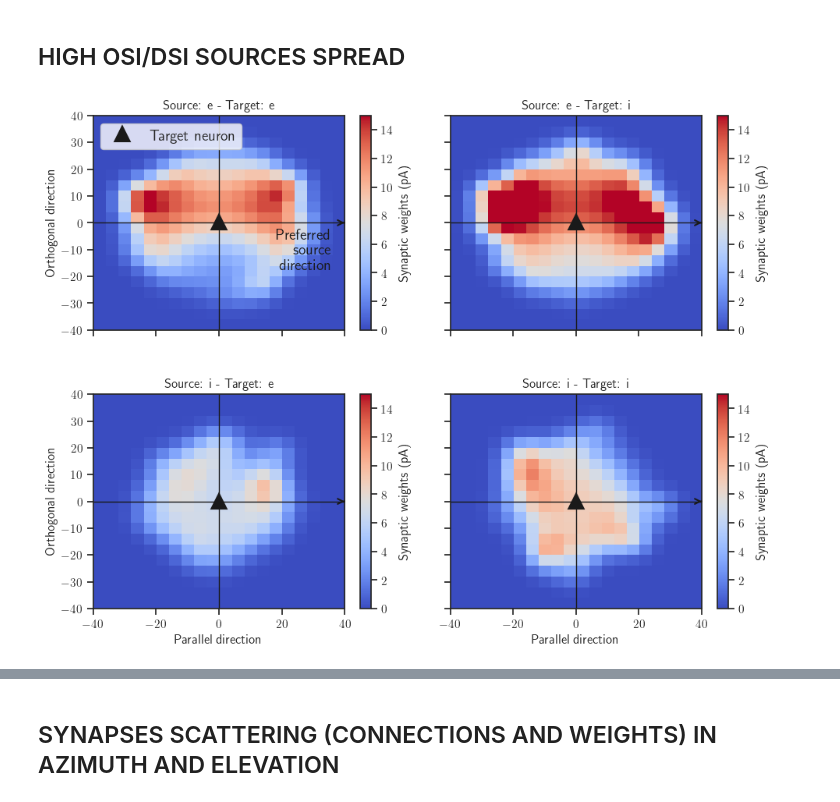
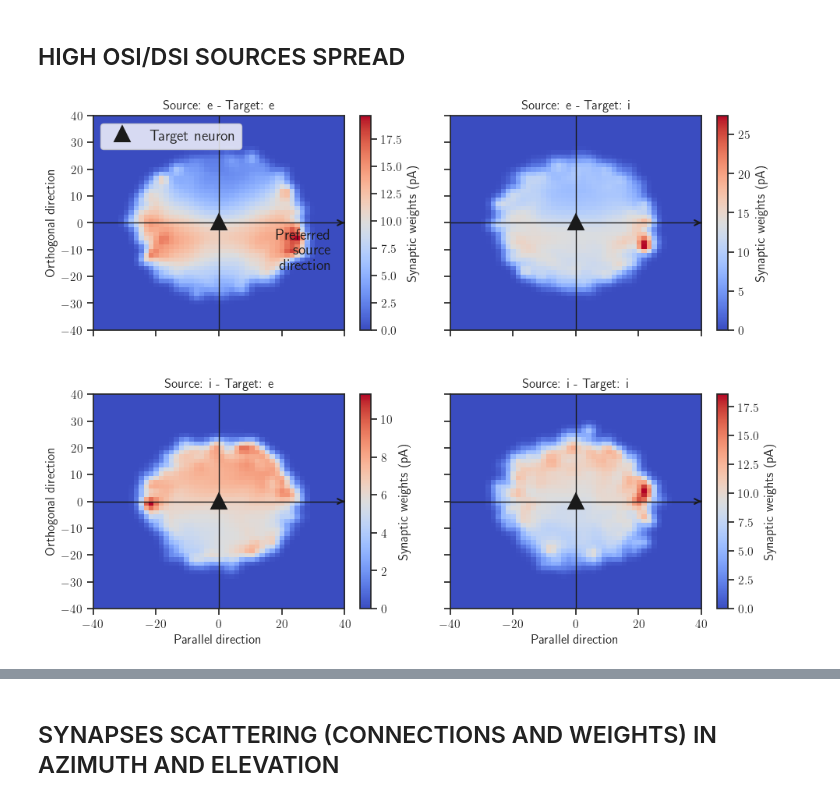
Before and after one commit to JavierGalvan9/V1_GLIF_model, a Jupyter notebook: osi_dsi_analysis.ipynb, the cells around one changed output, grey strips where cells are left out. Saved outputs shown, nothing was run; the diff lists cells and outputs as text; code cells hidden in the pictures.

```diff
--- a/osi_dsi_analysis.ipynb
+++ b/osi_dsi_analysis.ipynb
@@ -246,23 +273,22 @@ voltage_scale_node_ids = voltage_scale[node_type_ids[target_indices]]
 initial_value_masked = model_variables_dict['Initial'][variable_key][mask] * voltage_scale_node_ids
 final_value_masked = model_variables_dict['Restored'][variable_key][mask] * voltage_scale_node_ids
 # Calculate tuning angle differences
-source_tuning_angles = df.loc[source_indices, 'preferred_angle'].values
 target_tuning_angles = df.loc[target_indices, 'preferred_angle'].values
-tuning_angle_diff = np.abs(source_tuning_angles - target_tuning_angles)
-tuning_angle_diff = np.minimum(tuning_angle_diff, 360 - tuning_angle_diff)
 # Calculate differences in coordinates
 source_azimuth = df.loc[source_indices, 'azimuth'].values
 target_azimuth = df.loc[target_indices, 'azimuth'].values
 source_elevation = df.loc[source_indices, 'elevation'].values
 target_elevation = df.loc[target_indices, 'elevation'].values
-diff_x = source_azimuth - target_azimuth
-diff_z = source_elevation - target_elevation
-# rotate to the axis of target neuron tuning angle
+# source position in the target centered coordinate system
+diff_azimuth = source_azimuth - target_azimuth
+diff_elevation = source_elevation - target_elevation
+# get the target neuron angle to define the rotation
 target_tuning_angle_rad = np.radians(target_tuning_angles)
-cos_angles = np.cos(target_tuning_angle_rad + pi)
-sin_angles = np.sin(target_tuning_angle_rad + pi)
-diff_x_rot = diff_z * sin_angles + diff_x * cos_angles
-diff_z_rot = diff_z * cos_angles - diff_x * sin_angles
+cos_angles = np.cos(target_tuning_angle_rad)
+sin_angles = np.sin(target_tuning_angle_rad)
+# Rotate the sources coordinates according to the target neuron preferred direction
+diff_x_rot = diff_azimuth * cos_angles + diff_elevation * sin_angles
+diff_z_rot = diff_elevation * cos_angles - diff_azimuth * sin_angles
 # %%
 # Now represent the weights as a function of the difference in coordinates
 fig = plt.figure(figsize=(12, 15))
@@ -545,14 +573,15 @@ else:
     top_title_space = 0.8
 gs = gridspec.GridSpec(len(source_cell_types), len(target_cell_types) + 1, width_ratios=[1, 1, 0.035],
                         wspace=0.2, hspace=0.3, top=top_title_space)
-# Define limits of the histograms
-global_min = 0
-global_max = 15
+# # Define limits of the histograms
+# global_min = 0
+# global_max = 20
 
 plot_index = 0
 for row, source_cell_type in enumerate(source_cell_types):
     # Select source and target IDs
-    source_tf_ids = df.index[(df['ei'] == source_cell_type) & (df['region'] == 'core') & (df[source_feature] > 0.2)].astype(np.int32).values
+    # source_tf_ids = df.index[(df['ei'] == source_cell_type) & (df['region'] == 'core') & (df[source_feature] > 0.2)].astype(np.int32).values
+    source_tf_ids = df.index[(df['ei'] == source_cell_type) & (df['region'] == 'core')].astype(np.int32).values
     for col, target_cell_type in enumerate(target_cell_types):
         target_tf_ids = df.index[(df['ei'] == target_cell_type) & (df['region'] == 'core') ].astype(np.int32).values
         # Create sets for fast lookup
@@ -574,19 +603,18 @@ for row, source_cell_type in enumerate(source_cell_types):
         target_azimuth = df.loc[target_indices, 'azimuth'].values
         source_elevation = df.loc[source_indices, 'elevation'].values
         target_elevation = df.loc[target_indices, 'elevation'].values
-        diff_x = source_azimuth - target_azimuth
-        diff_z = source_elevation - target_elevation
+         # source position in the target centered coordinate system
+        diff_azimuth = source_azimuth - target_azimuth
+        diff_elevation = source_elevation - target_elevation
         # # rotate to the axis of target neuron tuning angle
         source_tuning_angle_rad = np.radians(source_tuning_angles)
-        diff_x_rot = diff_x * np.cos(source_tuning_angle_rad + pi) + diff_z * np.sin(source_tuning_angle_rad + pi)
-        diff_z_rot = diff_z * np.cos(source_tuning_angle_rad + pi) - diff_x * np.sin(source_tuning_angle_rad + pi)
-        # target_tuning_angle_rad = np.radians(target_tuning_angles)
-        # cos_angles = np.cos(target_tuning_angle_rad + pi)
-        # sin_angles = np.sin(target_tuning_angle_rad + pi)
-        # diff_x_rot = diff_z * sin_angles + diff_x * cos_angles
-        # diff_z_rot = diff_z * cos_angles - diff_x * sin_angles
+        cos_angles = np.cos(source_tuning_angle_rad)
+        sin_angles = np.sin(source_tuning_angle_rad)
+        # Rotate the sources coordinates according to the target neuron preferred direction
+        diff_x_rot = diff_azimuth * cos_angles + diff_elevation * sin_angles
+        diff_z_rot = diff_elevation * cos_angles - diff_azimuth * sin_angles
 
-        bins = 20
+        bins = 50
         # area_dimensions = [[-80, 80], [-80, 80]]
         area_dimensions = [[-40, 40], [-40, 40]]
         # area_dimensions = [[-10, 10], [-10, 10]]
@@ -600,35 +628,35 @@ for row, source_cell_type in enumerate(source_cell_types):
         ax = plt.subplot(gs[row, col])
         im_filtered = ax.imshow(hist_filtered.T, origin='lower',
                                         extent=[xedges_parallel[0], xedges_parallel[-1], yedges_parallel[0], yedges_parallel[-1]],
-                                        aspect='auto', cmap='coolwarm', vmin=global_min, vmax=global_max)
+                                        aspect='auto', cmap='coolwarm') #, vmin=global_min, vmax=global_max)
         ax.axhline(0, color='k', lw=1)
         ax.axvline(0, color='k', lw=1)
         ax.annotate('', xy=(ax.get_xlim()[1], 0), xytext=(ax.get_xlim()[1]-0.1, 0),
                     arrowprops=dict(arrowstyle='->', color='k', lw=1.5))
         cbar = plt.colorbar(im_filtered, ax=ax)
         cbar.set_label('Synaptic weights (pA)')
         if col == 0:
             ax.set_ylabel('Orthogonal direction', fontsize=12)
         if col != 0:
             plt.setp(ax.get_yticklabels(), visible=False)
         if row == len(source_cell_types) - 1:
             ax.set_xlabel('Parallel direction')
         else:
             plt.setp(ax.get_xticklabels(), visible=False)
 
         ax.plot(0, 0, 'k^', markersize=12, markeredgewidth=3, label='Target neuron')
         if plot_index == 0:
             # Position for the centered text at the right end of the x-axis
             x_right = x_right = ax.get_xlim()[1] - 0.05 * (ax.get_xlim()[1] - ax.get_xlim()[0])  # Move left by 10% of x-axis range
             y_position = -0.025 * (ax.get_ylim()[1] - ax.get_ylim()[0])
             ax.text(x_right, y_position,
                     'Preferred \n source \n direction', color='k', ha='right', va='top', fontsize=14, weight='bold')
             ax.legend(loc='upper left', fontsize = 14)
 
         ax.set_title(f'Source: {source_cell_type} - Target: {target_cell_type}')
         plot_index += 1
 
 # fig.suptitle(f'Source Area: {source_area}, Target Area: {target_area}', fontsize=18)
 plt.show()
 # %% [output]
-[figure, old version]
+[figure, new version]
```
Also changed, not shown: parts of 16 cells of this notebook.
